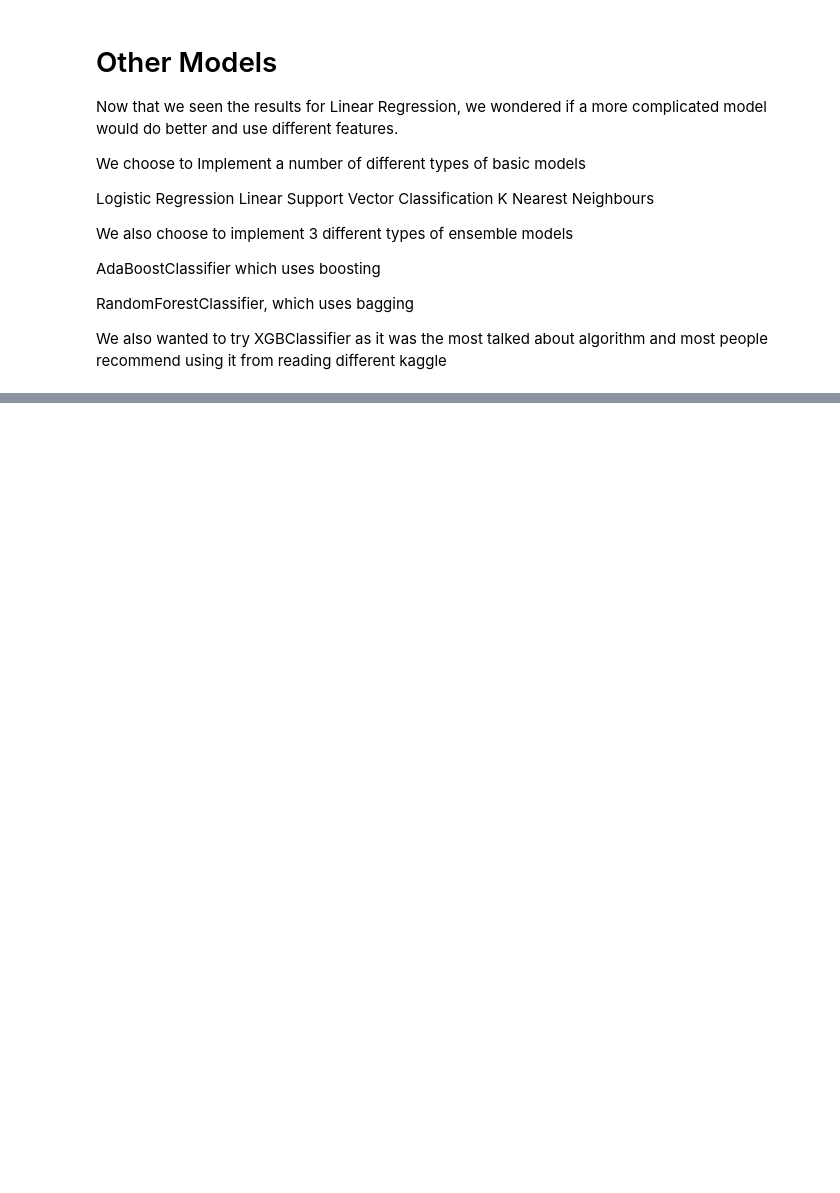
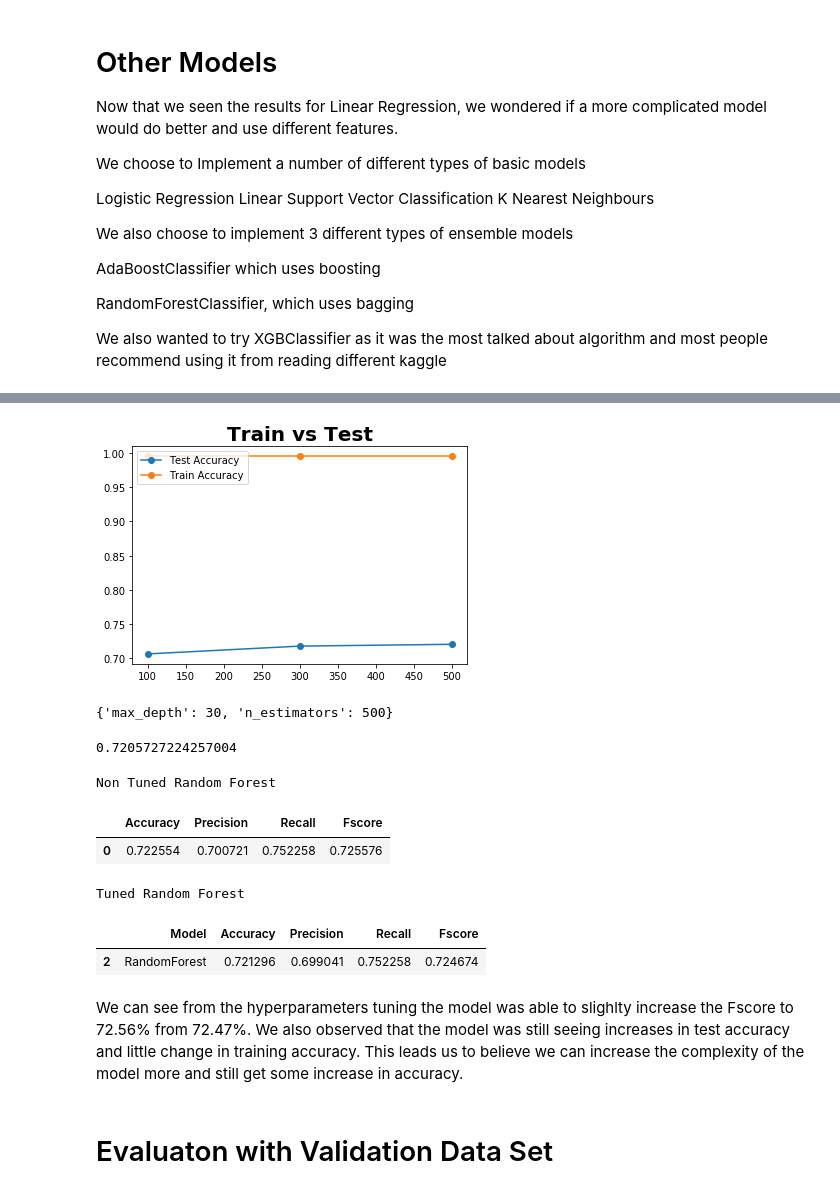
Before and after one commit to lynnliu2018ml/PresentAI, a Jupyter notebook: 2019/Feature_Engineering_Modelling-checkpoint.ipynb, the cells around one changed output, grey strips where cells are left out. Saved outputs shown, nothing was run; the diff lists cells and outputs as text; code cells hidden in the pictures; blank space fills up the shorter version.

Commit message:
Update Feature_Engineering_Modelling-checkpoint.ipynb
Added Model Evaluations

```diff
--- a/2019/Feature_Engineering_Modelling-checkpoint.ipynb
+++ b/2019/Feature_Engineering_Modelling-checkpoint.ipynb
@@ -479,0 +643,13 @@ final_df
+# %%
+plot_test_vs_train(rf_tune.cv_results_,"n_estimators","max_depth",
+                   rf_tune.best_params_['max_depth'])
+# %% [output]
+[figure, added]
+# %%
+rf_tune.best_params_
+# %% [output]
+{'max_depth': 30, 'n_estimators': 500}
+# %%
+rf_tune.best_score_
+# %% [output]
+0.7205727224257004
@@ -479,0 +665,21 @@ final_df
+# %%
+df_All_rf.columns = ['Accuracy','Precision','Recall','Fscore']
+print("Non Tuned Random Forest")
+df_All_rf
+# %% [output]
+Non Tuned Random Forest
+|  | Accuracy | Precision | Recall | Fscore |
+| 0 | 0.722554 | 0.700721 | 0.752258 | 0.725576 |
+# %%
+print("Tuned Random Forest")
+df_All_glove[df_All_glove["Model"]=='RandomForest']
+# %% [output]
+Tuned Random Forest
+|  | Model | Accuracy | Precision | Recall | Fscore |
+| 2 | RandomForest | 0.721296 | 0.699041 | 0.752258 | 0.724674 |
+# %% [markdown]
+We can see from the hyperparameters tuning the model was able to slighlty increase the Fscore to 72.56% from 72.47%.  We also observed that the model
+was still seeing increases in test accuracy and little change in training accuracy.  This leads us to believe we can increase the complexity of the model
+more and still get some increase in accuracy.
+# %% [markdown]
+# Evaluaton with Validation Data Set
```
Also changed, not shown: parts of 39 cells of this notebook.
